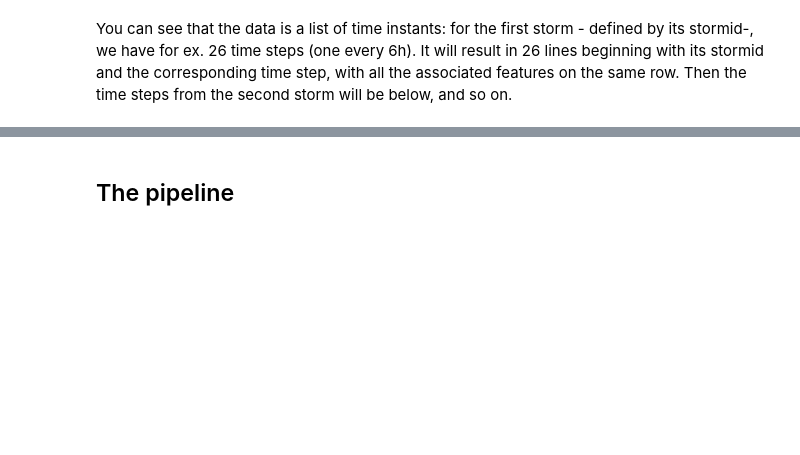
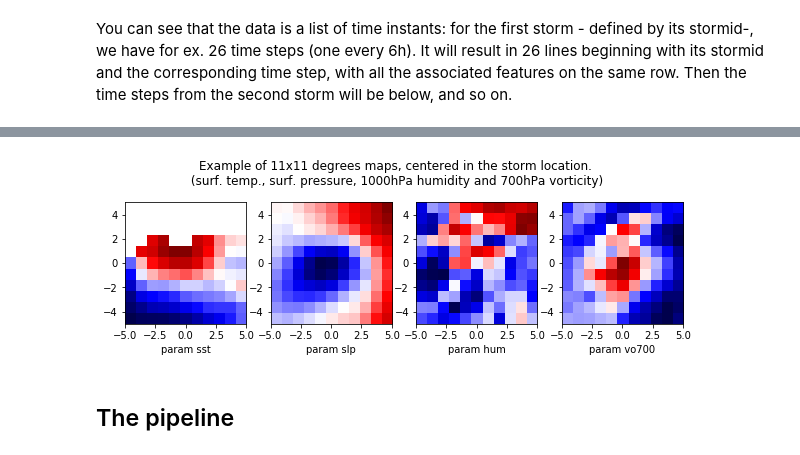
Before and after one commit to ramp-kits/storm_forecast, a Jupyter notebook: storm_forecast_starting_kit.ipynb, the cells around one changed output, grey strips where cells are left out. Cells and saved outputs as stored; diff of their text form; code cells hidden in the pictures; blank space fills up the shorter version.

```diff
--- a/storm_forecast_starting_kit.ipynb
+++ b/storm_forecast_starting_kit.ipynb
@@ -172,3 +180,19 @@ plt.imshow(np.array(z_image),interpolation='nearest', origin='lower', cmap='seis
+# %%
+params_11x11=['sst','slp','hum','vo700']
+plt.figure(figsize=(10,3))
+for p,param in enumerate(params_11x11):
+    image=np.zeros([grid_l,grid_l])
+    for i in range(grid_l):
+         for j in range(grid_l):
+            image[i,j]=data_train[param+'_'+str(i)+'_'+str(j)][sample_id]
+    plt.subplot(1,4,p+1)
+    plt.imshow(np.array(image),extent=[-5,5,-5,5],
+               interpolation='nearest', origin='lower', cmap='seismic')
+    plt.xlabel('param '+param)
+t=plt.suptitle('Example of 11x11 degrees maps, centered in the storm location.'
+         +'\n (surf. temp., surf. pressure, 1000hPa humidity and 700hPa vorticity)')
+# %% [output]
+[figure, added]
 # %% [markdown]
 ## The pipeline
 # %% [markdown]
```
Also changed, not shown: parts of 26 cells of this notebook, 7 other files.
